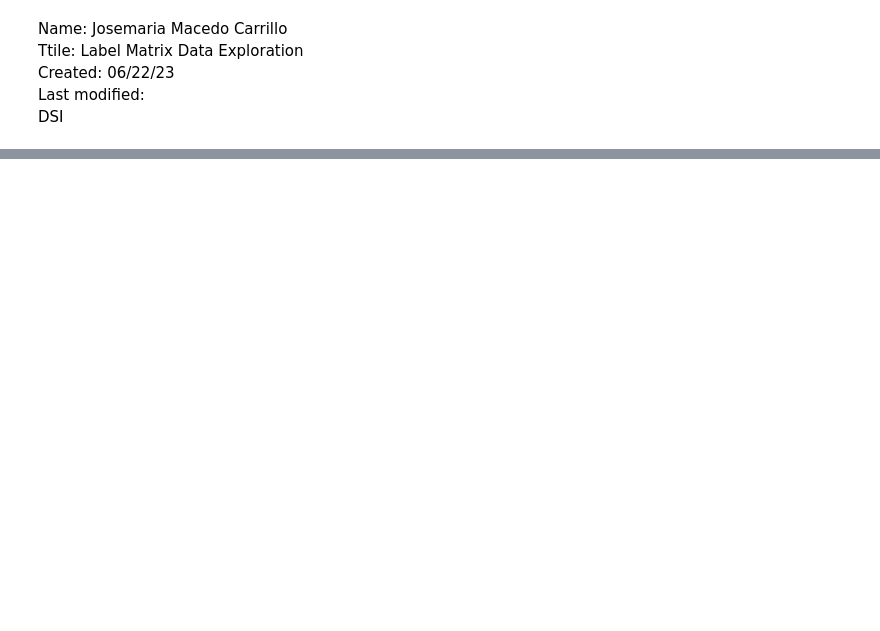
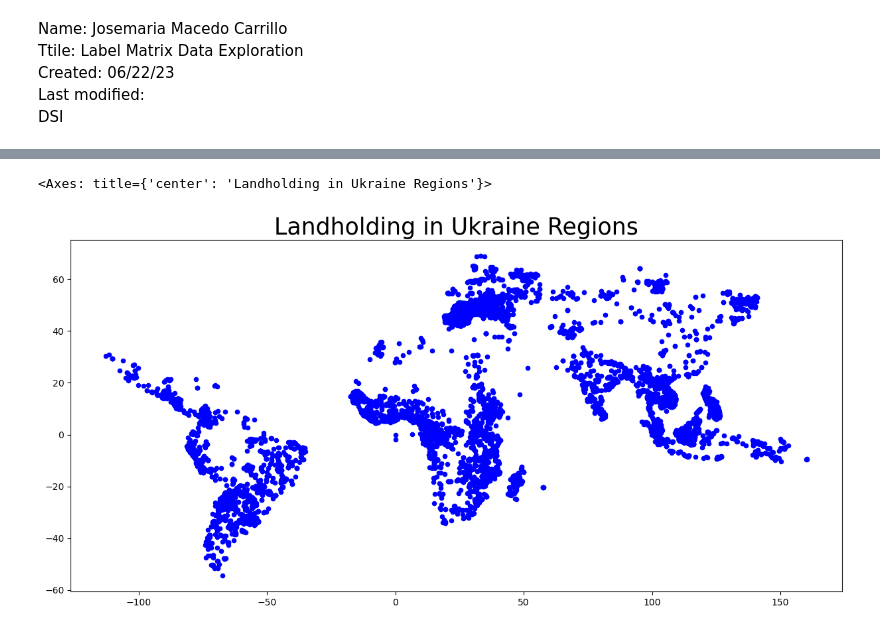
Before and after one commit to uchicago-dsi/oakland-institute-ukraine, a Jupyter notebook: visualizations/label_matrix.ipynb, the cells around one changed output, grey strips where cells are left out. Drawn from its saved outputs; the diff is of its cells as text; code cells hidden in the pictures; blank space fills up the shorter version.

```diff
--- a/visualizations/label_matrix.ipynb
+++ b/visualizations/label_matrix.ipynb
@@ -88,0 +123,34 @@ contracts.loc[contracts.loc[:, "Deal ID"] == 1037]
+# %%
+# Map land holdings for all companies in Ukraine
+ukr_regions = gpd.read_file('../data/ukraine regional data/UKR_adm1.shp')
+
+# PENDING: Add region names later
+# fig, ax = plt.subplots(figsize=(15,15))
+# ukr_regions.plot(ax=ax)
+ax = ukr_regions.plot(figsize=(15,15))
+ax.set_title("Landholding in Ukraine Regions", fontdict={"fontsize": "25","fontweight" : "5"})
+
+# Define coordinate reference system standard
+crs = {'init':'epsg:4326'}
+
+# Remove NAs first from "Point" column
+locations_c = locations.copy()
+locations_c = locations_c.dropna(subset = ["Point"])
+
+# Create new column with point list split by comma
+locations_c.loc[:, "point_lst"] = locations_c.loc[:, "Point"].str.split(",")
+
+
+# Create list of Point objects
+geometry = []
+
+for coordinate in locations_c.loc[:, "point_lst"]:
+    latitude, longitude = coordinate
+    geometry.append(Point(float(longitude), float(latitude)))
+
+lands = gpd.GeoDataFrame(locations_c, crs = crs, geometry = geometry)
+
+lands.plot(ax=ax, markersize=20, color='blue', marker='o')
+# %% [output]
+<Axes: title={'center': 'Landholding in Ukraine Regions'}>
+[figure, added]
```
Also changed, not shown: parts of 5 cells of this notebook.
